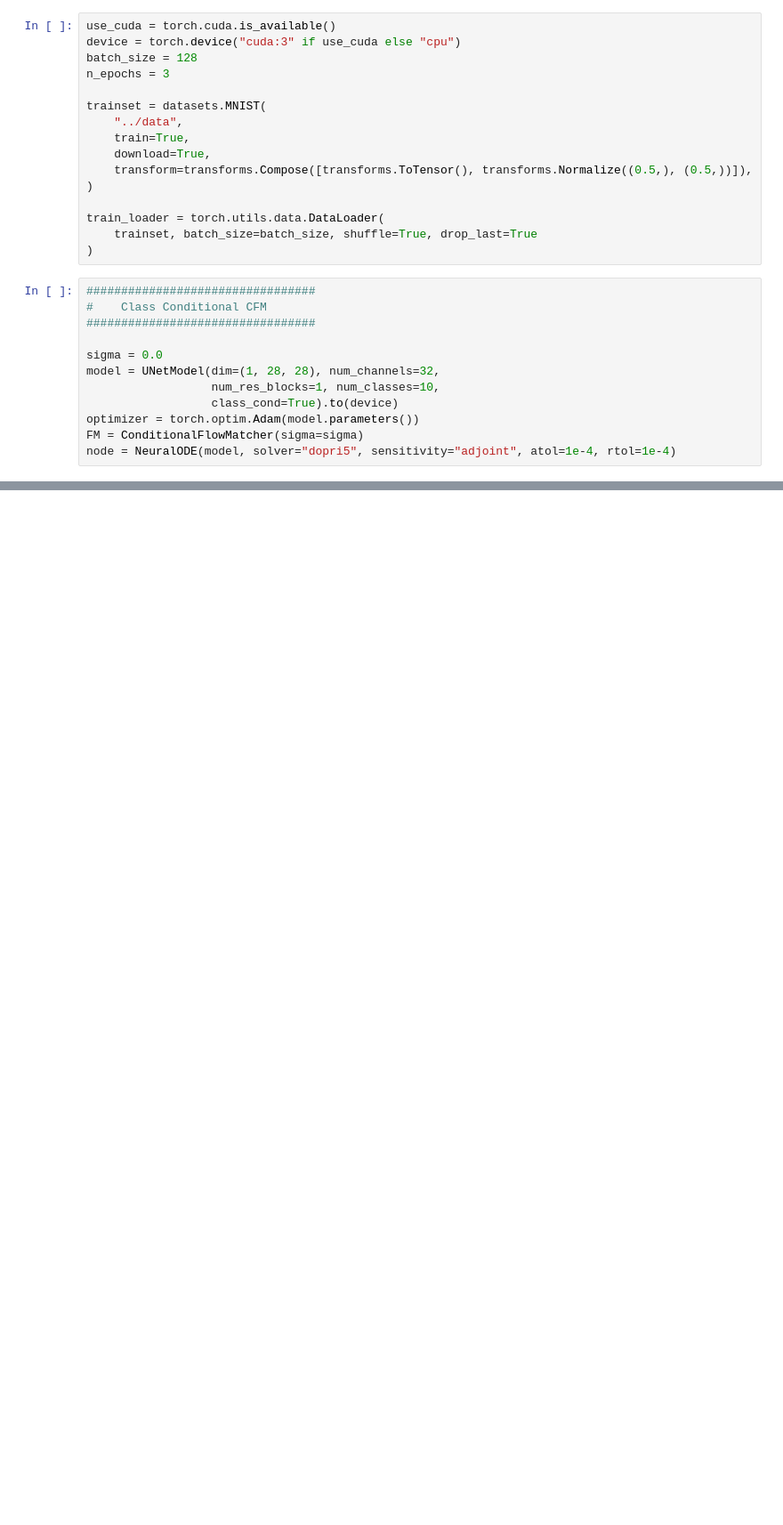
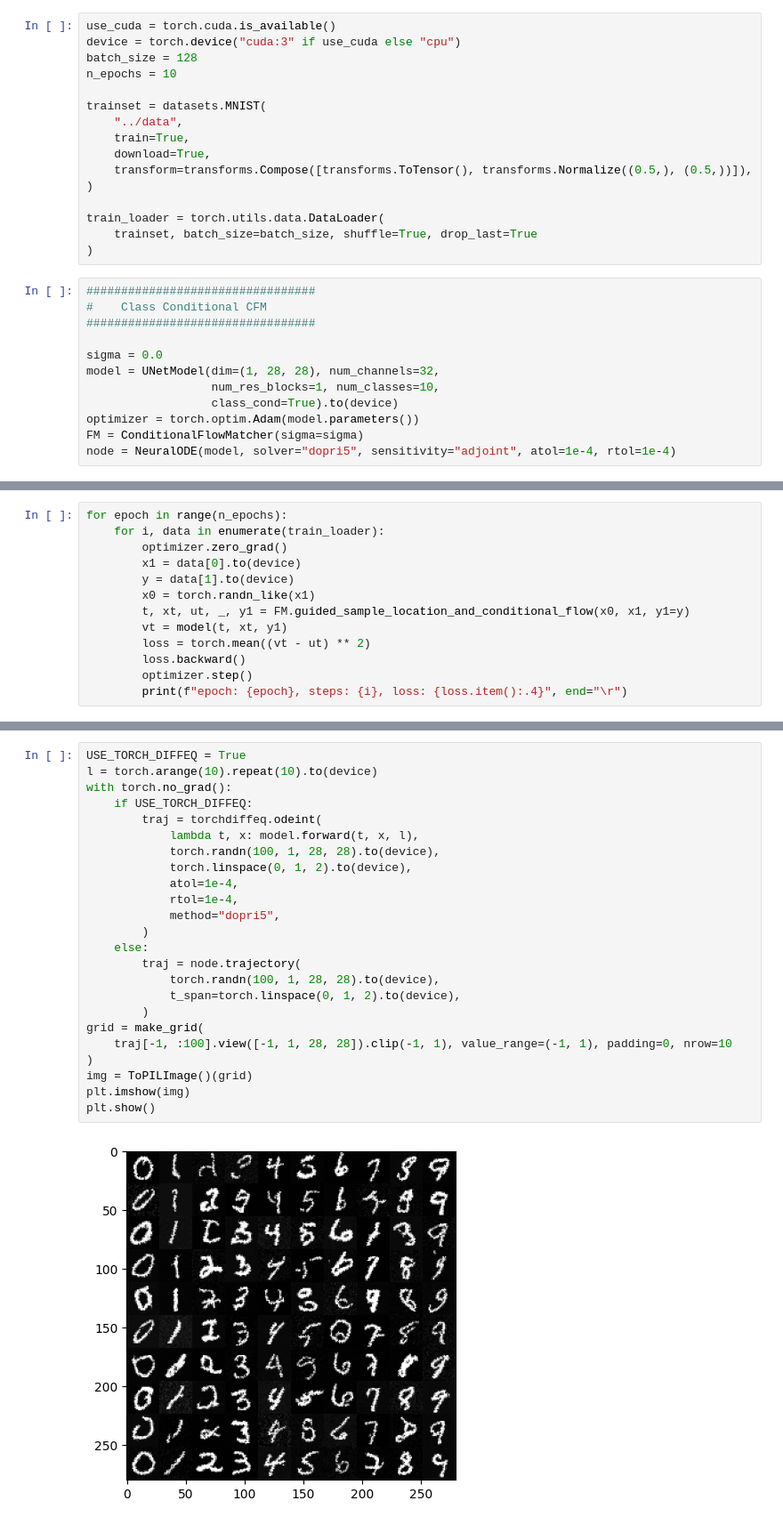
Before and after one commit to atong01/conditional-flow-matching, a Jupyter notebook: examples/notebooks/conditional_mnist.ipynb, the cells around one changed output, grey strips where cells are left out. Shown at 89% size. Saved outputs shown, nothing was run; the diff lists cells and outputs as text; blank space fills up the shorter version.

Commit message:
add guided OT-CFM and SF2M

```diff
--- a/examples/notebooks/conditional_mnist.ipynb
+++ b/examples/notebooks/conditional_mnist.ipynb
@@ -22,7 +22,7 @@ os.makedirs(savedir, exist_ok=True)
 use_cuda = torch.cuda.is_available()
 device = torch.device("cuda:3" if use_cuda else "cpu")
 batch_size = 128
-n_epochs = 3
+n_epochs = 10
 
 trainset = datasets.MNIST(
     "../data",
@@ -89,0 +102,13 @@ plt.show()
+# %%
+for epoch in range(n_epochs):
+    for i, data in enumerate(train_loader):
+        optimizer.zero_grad()
+        x1 = data[0].to(device)
+        y = data[1].to(device)
+        x0 = torch.randn_like(x1)
+        t, xt, ut, _, y1 = FM.guided_sample_location_and_conditional_flow(x0, x1, y1=y)
+        vt = model(t, xt, y1)
+        loss = torch.mean((vt - ut) ** 2)
+        loss.backward()
+        optimizer.step()
+        print(f"epoch: {epoch}, steps: {i}, loss: {loss.item():.4}", end="\r")
@@ -89,0 +117,26 @@ plt.show()
+# %%
+USE_TORCH_DIFFEQ = True
+l = torch.arange(10).repeat(10).to(device)
+with torch.no_grad():
+    if USE_TORCH_DIFFEQ:
+        traj = torchdiffeq.odeint(
+            lambda t, x: model.forward(t, x, l),
+            torch.randn(100, 1, 28, 28).to(device),
+            torch.linspace(0, 1, 2).to(device),
+            atol=1e-4,
+            rtol=1e-4,
+            method="dopri5",
+        )
+    else:
+        traj = node.trajectory(
+            torch.randn(100, 1, 28, 28).to(device),
+            t_span=torch.linspace(0, 1, 2).to(device),
+        )
+grid = make_grid(
+    traj[-1, :100].view([-1, 1, 28, 28]).clip(-1, 1), value_range=(-1, 1), padding=0, nrow=10
+)
+img = ToPILImage()(grid)
+plt.imshow(img)
+plt.show()
+# %% [output]
+[figure, added]
```
Also changed, not shown: parts of 10 cells of this notebook, 1 other file.
